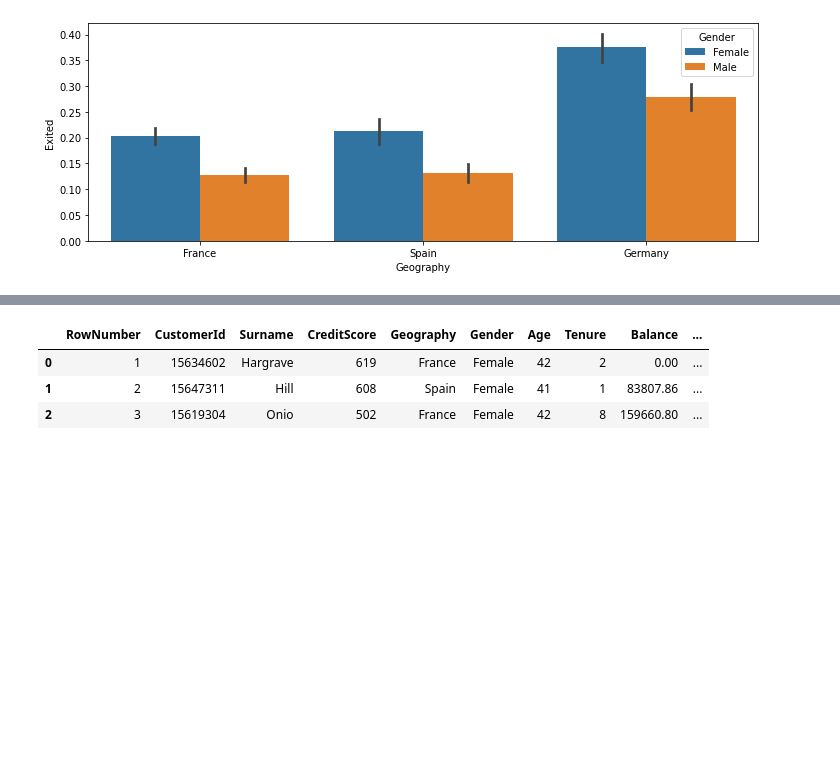
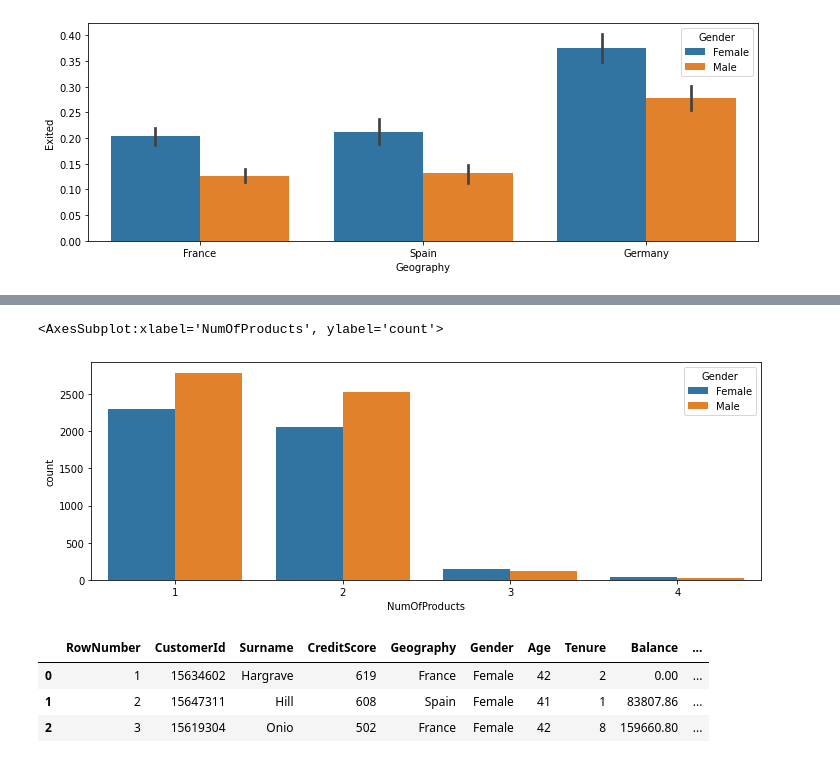
Before and after one commit to arslandevs/dataScienceProjects, a Jupyter notebook: customerChurn/analysis.ipynb, the cells around one changed output, grey strips where cells are left out. Drawn from its saved outputs; the diff is of its cells as text; code cells hidden in the pictures; blank space fills up the shorter version.

```diff
--- a/customerChurn/analysis.ipynb
+++ b/customerChurn/analysis.ipynb
@@ -124,3 +129,8 @@ sns.barplot('Geography', 'Exited', data=df, hue='Gender')
+# %%
+sns.countplot('NumOfProducts', data=df, hue='Gender')
+# %% [output]
+<AxesSubplot:xlabel='NumOfProducts', ylabel='count'>
+[figure, added]
 # %%
 df.head(3)
 # %% [output]
```
Also changed, not shown: parts of 14 cells of this notebook.
